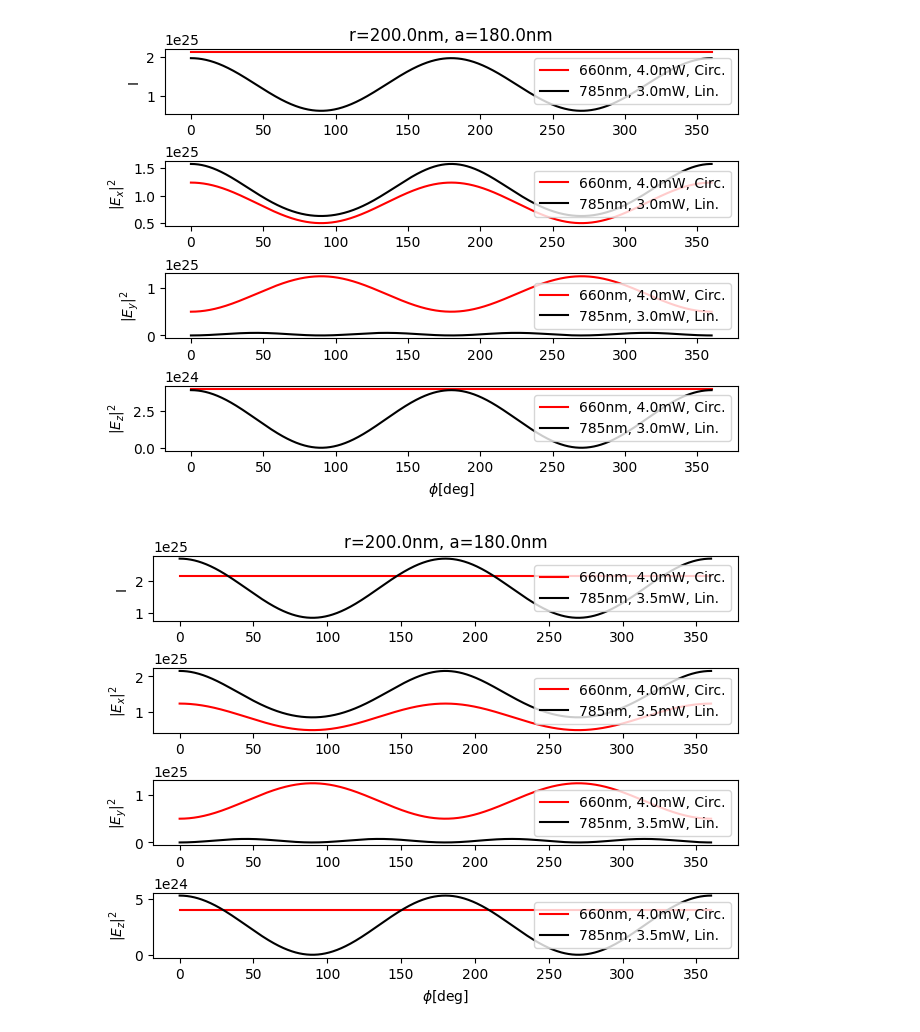
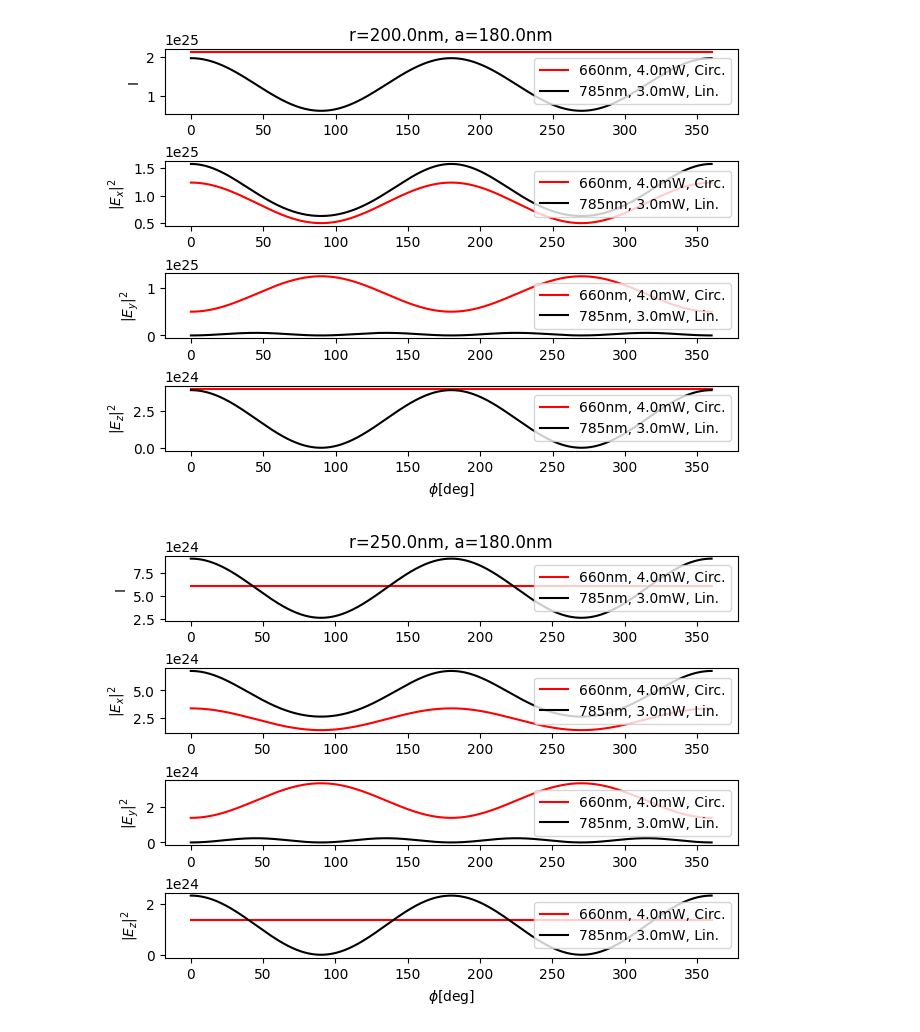
Before and after one commit to yamat0-i/modecalclation, a Jupyter notebook: phi_intensity.ipynb, the cells around one changed output. Saved outputs shown, nothing was run; the diff lists cells and outputs as text; code cells hidden in the pictures.

```diff
--- a/phi_intensity.ipynb
+++ b/phi_intensity.ipynb
@@ -19,20 +19,20 @@ phi_intensity.main(radius=radius,
 [figure]
 # %%
 # Parameters
-radius = 200e-9 # Fiber radius [m]
+radius = 250e-9 # Fiber radius [m]
 a = 180e-9 # Particle size [m]
 core_index = 1.45
 clad_index = 1.0
 P660 = 4.0e-3
-P785 = 3.5e-3
+P785 = 3.0e-3
 
 phi_intensity.main(radius=radius,
                    a=a,
                    core_index=core_index,
                    clad_index=clad_index,
                    P660=P660,
                    P785=P785)
 # %% [output]
-[figure, old version]
+[figure, new version]
 # %%
 # Parameters
```
Also changed, not shown: parts of 1 cell of this notebook.
